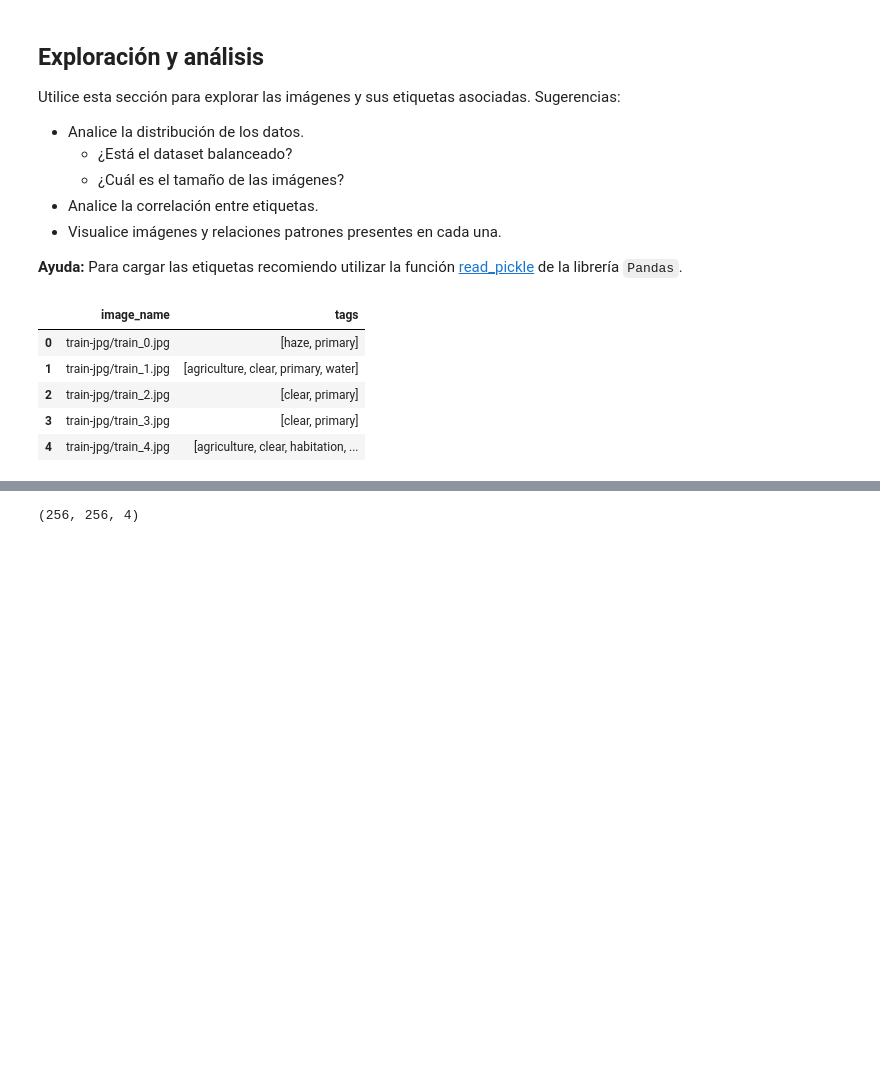
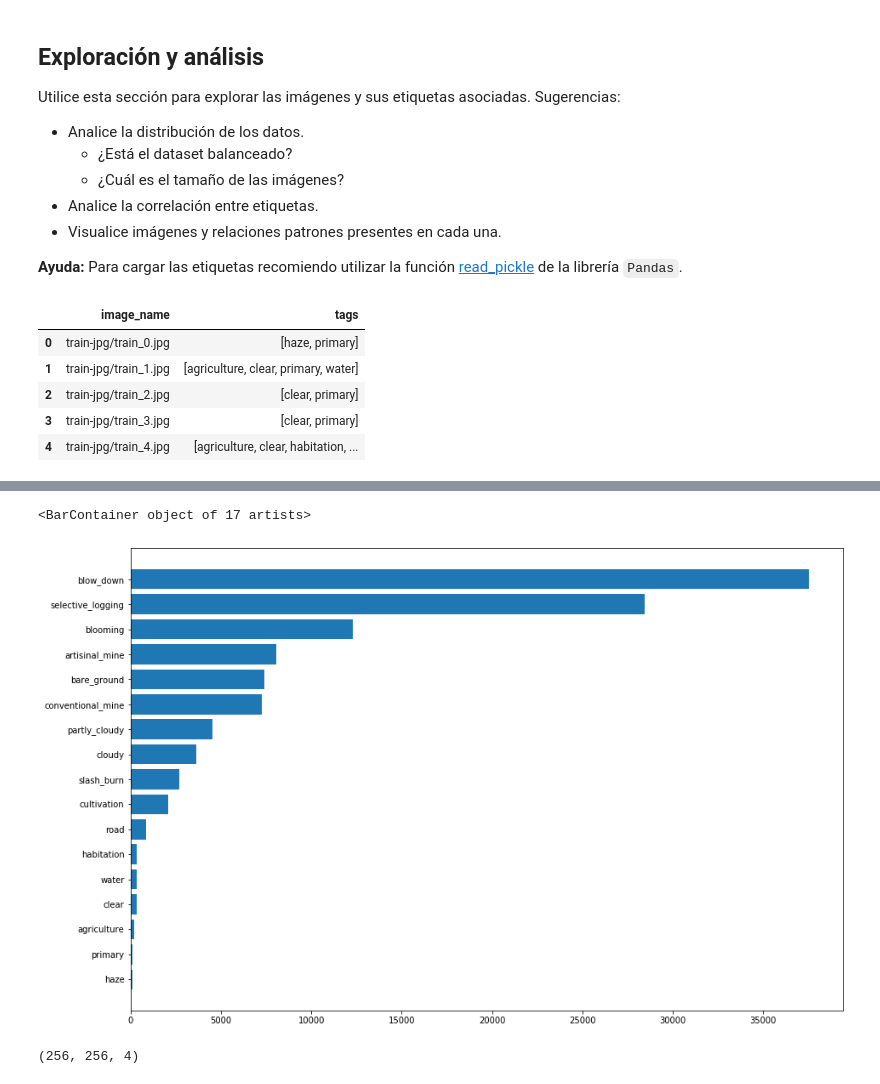
Before and after one commit to gianfrancob/PracticosOptativas, a Jupyter notebook: VisionPorComputadoras/final-lab_2019.ipynb, the cells around one changed output, grey strips where cells are left out. Cells and saved outputs as stored; diff of their text form; code cells hidden in the pictures; blank space fills up the shorter version.

```diff
--- a/VisionPorComputadoras/final-lab_2019.ipynb
+++ b/VisionPorComputadoras/final-lab_2019.ipynb
@@ -140,3 +140,9 @@ tags_ctr
+# %%
+plt.figure(figsize=(15, 10))
+plt.barh(width=tags_ctr.counter.sort_values(), y=tags_ctr.T.columns.values)
+# %% [output]
+<BarContainer object of 17 artists>
+[figure, added]
 # %%
 mpimg.imread('train-jpg/train_0.jpg').shape
 # %% [output]
```
Also changed, not shown: parts of 1 cell of this notebook.
